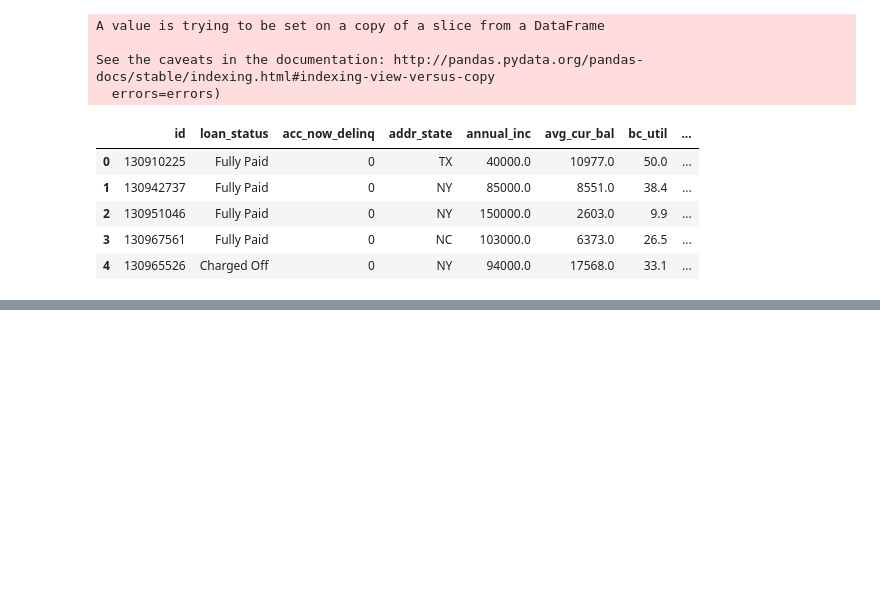
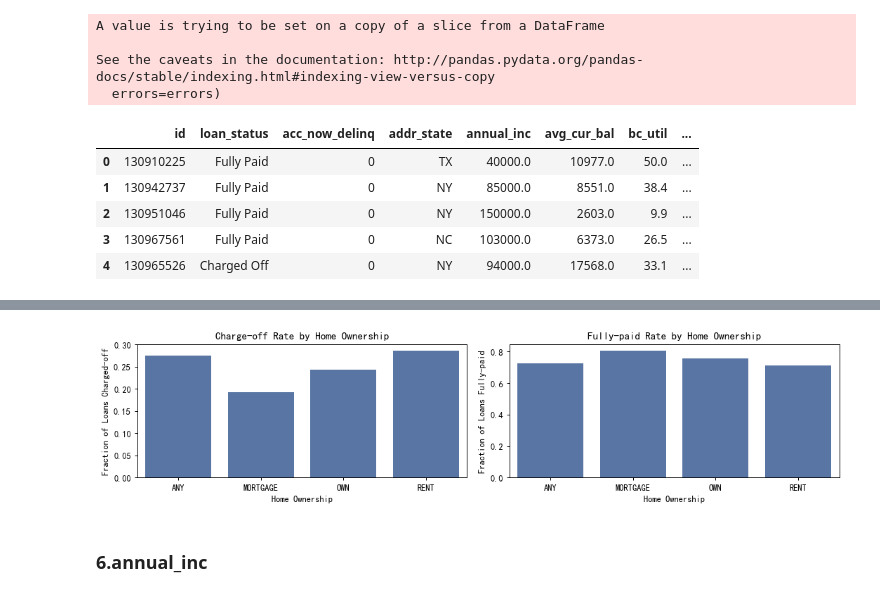
Before and after one commit to cloudmusiccc/LendingAnalysis, a Jupyter notebook: 数据处理.ipynb, the cells around one changed output, grey strips where cells are left out. Saved outputs shown, nothing was run; the diff lists cells and outputs as text; code cells hidden in the pictures; blank space fills up the shorter version.

```diff
--- a/数据处理.ipynb
+++ b/数据处理.ipynb
@@ -284,0 +309,6 @@ plot_var('emp_length', 'Employment Length', continuous=False)
+# %%
+plotBar('home_ownership','Home Ownership')
+# %% [output]
+[figure, added]
+# %% [markdown]
+### 6.annual_inc
```
Also changed, not shown: parts of 25 cells of this notebook.
